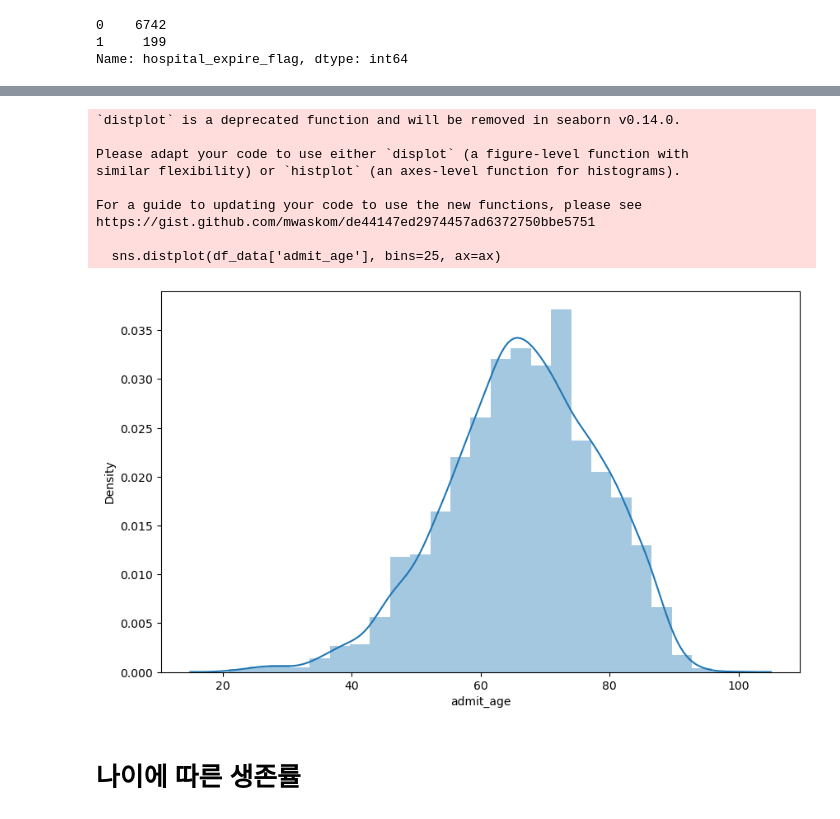
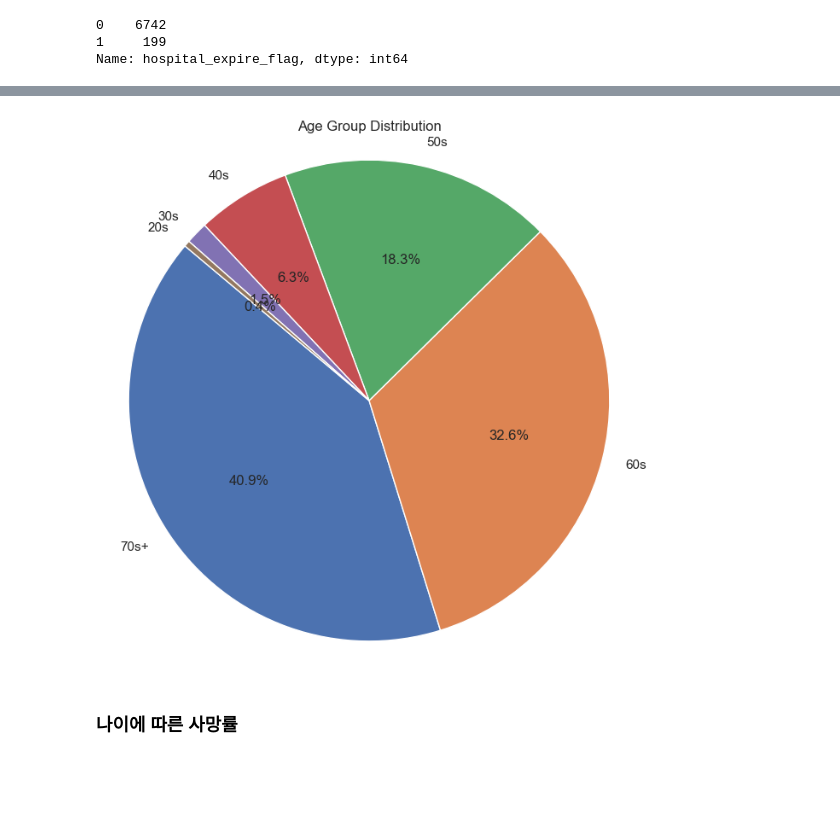
Before and after one commit to dohun-mat/mimic_iv_project, a Jupyter notebook: data_a.ipynb, the cells around one changed output, grey strips where cells are left out. Saved outputs shown, nothing was run; the diff lists cells and outputs as text; code cells hidden in the pictures; blank space fills up the shorter version.

```diff
--- a/data_a.ipynb
+++ b/data_a.ipynb
@@ -819,22 +777,39 @@ Name: admit_age, Length: 75, dtype: int64
-# %%
-fig, ax = plt.subplots(figsize=(10,6))
-
-sns.distplot(df_data['admit_age'], bins=25, ax=ax)
-
-plt.show()
-# %% [output]
-`distplot` is a deprecated function and will be removed in seaborn v0.14.0.
-
-Please adapt your code to use either `displot` (a figure-level function with
-similar flexibility) or `histplot` (an axes-level function for histograms).
-
-For a guide to updating your code to use the new functions, please see
-https://gist.github.com/mwaskom/de44147ed2974457ad6372750bbe5751
-
-  sns.distplot(df_data['admit_age'], bins=25, ax=ax)
-[figure, removed]
+# %%
+import matplotlib.pyplot as plt
+
+# 나이 구간을 만들기 위한 함수
+def age_group(age):
+    if age < 20:
+        return '10s'
+    elif age < 30:
+        return '20s'
+    elif age < 40:
+        return '30s'
+    elif age < 50:
+        return '40s'
+    elif age < 60:
+        return '50s'
+    elif age < 70:
+        return '60s'
+    else:
+        return '70s+'
+
+# 'admit_age' 열에 적용하여 나이 구간 생성
+df_data['age_group'] = df_data['admit_age'].apply(age_group)
+
+# 각 나이 구간의 빈도 확인
+age_group_counts = df_data['age_group'].value_counts()
+
+# 파이 차트로 시각화
+plt.figure(figsize=(8, 8))
+plt.pie(age_group_counts, labels=age_group_counts.index, autopct='%1.1f%%', startangle=140)
+plt.title('Age Group Distribution')
+plt.axis('equal')  # 원을 원형으로 유지
+plt.show()
+# %% [output]
+[figure, added]
 # %% [markdown]
-# 나이에 따른 생존률
+### 나이에 따른 사망률
 # %%
 # 생존율을 입력받을 List 생성
 age_range_survival_ratio = []
```
Also changed, not shown: parts of 75 cells of this notebook.
